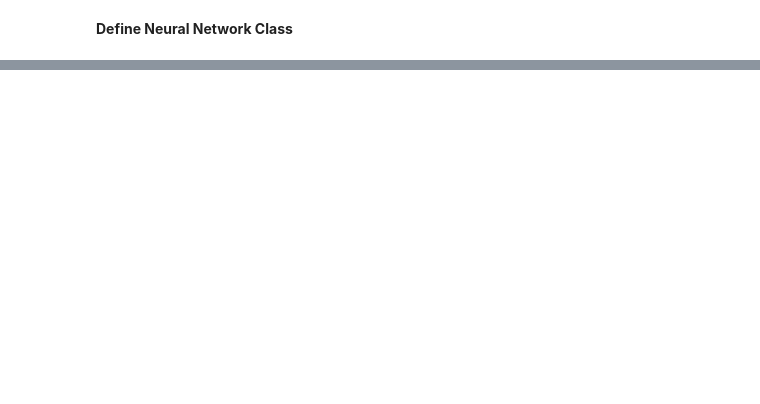
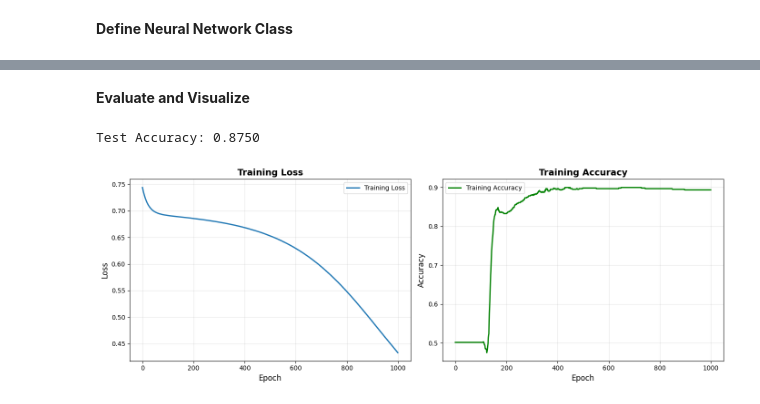
Before and after one commit to mdmohsin212/interview-prep, a Jupyter notebook: Deep Learning/Neural Network/Advance/Neural_project.ipynb, the cells around one changed output, grey strips where cells are left out. Drawn from its saved outputs; the diff is of its cells as text; code cells hidden in the pictures; blank space fills up the shorter version.

Commit message:
Complete Neural network project

```diff
--- a/Deep Learning/Neural Network/Advance/Neural_project.ipynb
+++ b/Deep Learning/Neural Network/Advance/Neural_project.ipynb
@@ -52,3 +52,10 @@ print(f"Target training set: {y_train.shape}")
 Training set: (800, 2)
 Test set: (200, 2)
 Target training set: (800, 1)
+# %%
+x_train_split, x_val_split, y_train_split, y_val_split = train_test_split(
+    x_train_scaled, y_train, test_size=.20, random_state=42, stratify=y_train
+)
+
+print(f"Final Training set: {x_train_split.shape}")
+print(f"Validation set: {x_val_split.shape}")
@@ -100,0 +215,4 @@ class NeuralNetwork:
+# %%
+nn = NeuralNetwork(layers=[2, 8, 4, 1], learning_rate=0.01, activation='sigmoid')
+
+nn.fit(x_train_split, y_train_split, epochs=1000, batch_size=32, x_val=x_val_split, y_val=y_val_split)
@@ -100,0 +230,31 @@ class NeuralNetwork:
+# %% [markdown]
+**Evaluate and Visualize**
+# %%
+test_pred = nn.predict(x_test_scaled)
+test_proba = nn.predict_proba(x_test_scaled)
+test_acc = nn.compute_accuracy(y_test, test_proba)
+
+print(f"\nTest Accuracy: {test_acc:.4f}")
+# %% [output]
+Test Accuracy: 0.8750
+# %%
+fig, axes = plt.subplots(1, 2, figsize=(14, 5))
+
+axes[0].plot(nn.history['loss'], linewidth=2, label='Training Loss')
+axes[0].set_xlabel('Epoch', fontsize=12)
+axes[0].set_ylabel('Loss', fontsize=12)
+axes[0].set_title('Training Loss', fontsize=14, fontweight='bold')
+axes[0].legend()
+axes[0].grid(True, alpha=0.3)
+
+axes[1].plot(nn.history['accuracy'], linewidth=2, label='Training Accuracy', color='green')
+axes[1].set_xlabel('Epoch', fontsize=12)
+axes[1].set_ylabel('Accuracy', fontsize=12)
+axes[1].set_title('Training Accuracy', fontsize=14, fontweight='bold')
+axes[1].legend()
+axes[1].grid(True, alpha=0.3)
+
+plt.tight_layout()
+plt.show()
+# %% [output]
+[figure, added]
```
Also changed, not shown: parts of 12 cells of this notebook.
